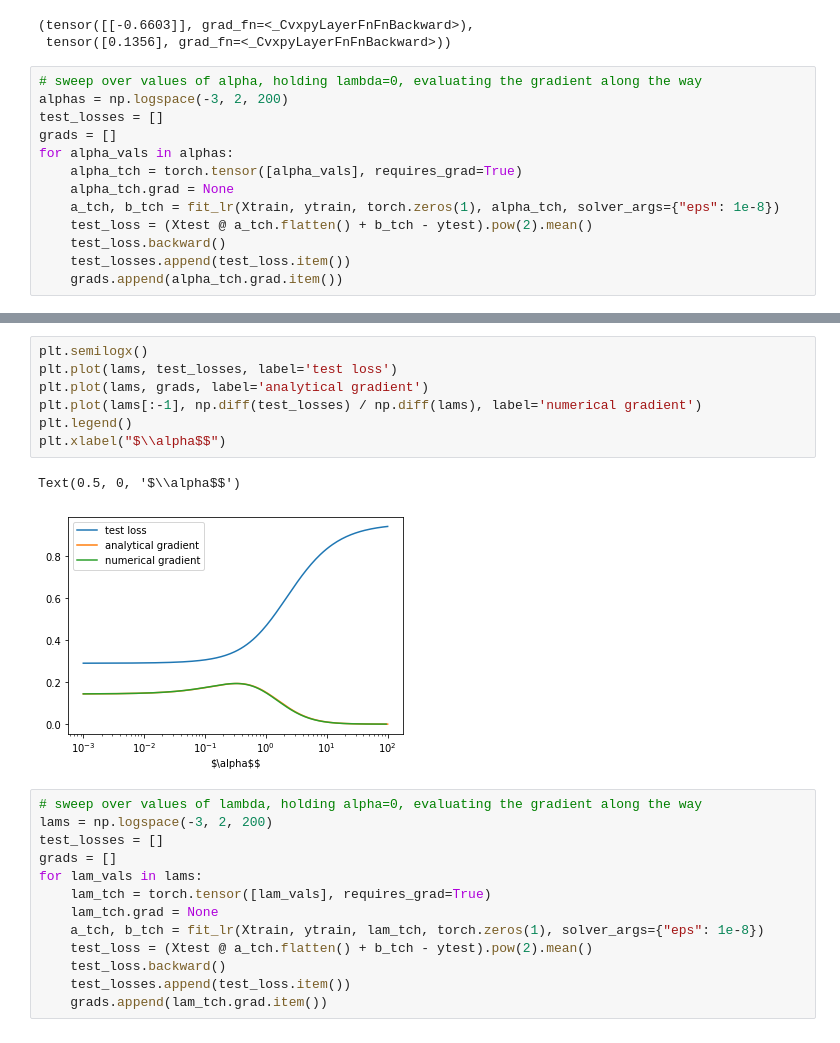
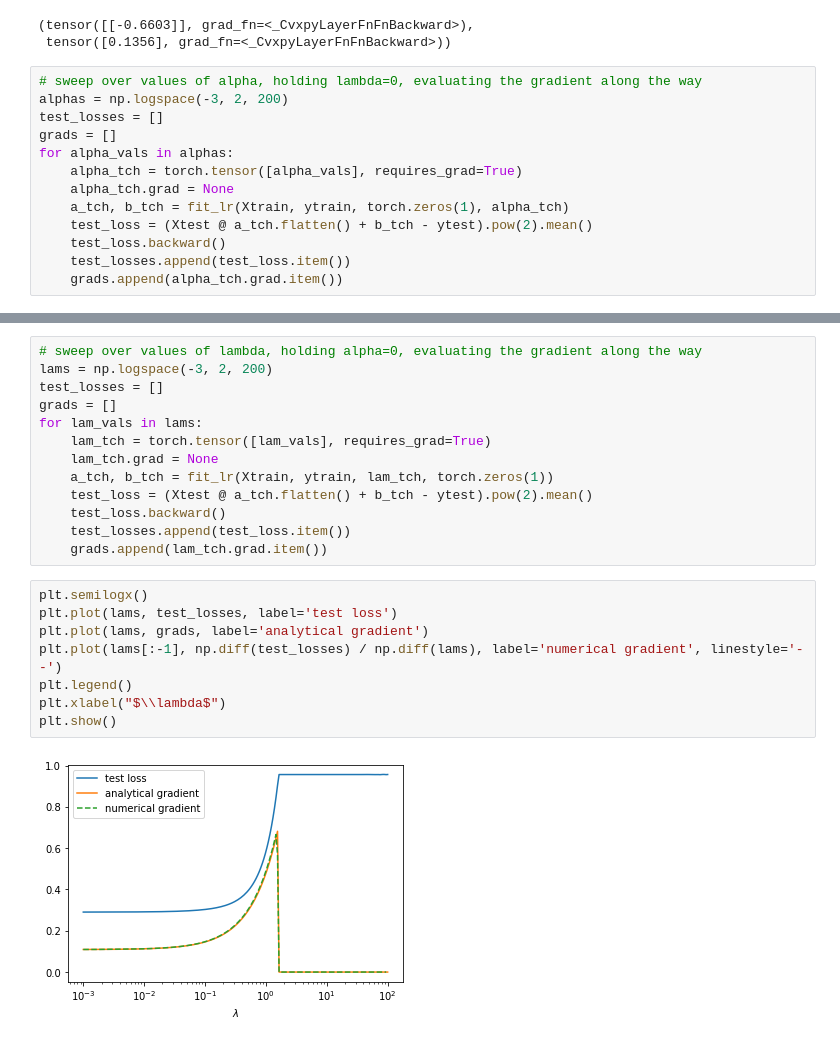
Before and after one commit to cvxgrp/cvxpylayers, a Jupyter notebook: examples/torch/tutorial.ipynb, the cells around one changed output, grey strips where cells are left out. Cells and saved outputs as stored; diff of their text form.

```diff
--- a/examples/torch/tutorial.ipynb
+++ b/examples/torch/tutorial.ipynb
@@ -223,7 +250,7 @@ grads = []
 for alpha_vals in alphas:
     alpha_tch = torch.tensor([alpha_vals], requires_grad=True)
     alpha_tch.grad = None
-    a_tch, b_tch = fit_lr(Xtrain, ytrain, torch.zeros(1), alpha_tch, solver_args={"eps": 1e-8})
+    a_tch, b_tch = fit_lr(Xtrain, ytrain, torch.zeros(1), alpha_tch)
     test_loss = (Xtest @ a_tch.flatten() + b_tch - ytest).pow(2).mean()
     test_loss.backward()
     test_losses.append(test_loss.item())
@@ -231,23 +268,23 @@ for alpha_vals in alphas:
+# %%
+# sweep over values of lambda, holding alpha=0, evaluating the gradient along the way
+lams = np.logspace(-3, 2, 200)
+test_losses = []
+grads = []
+for lam_vals in lams:
+    lam_tch = torch.tensor([lam_vals], requires_grad=True)
+    lam_tch.grad = None
+    a_tch, b_tch = fit_lr(Xtrain, ytrain, lam_tch, torch.zeros(1))
+    test_loss = (Xtest @ a_tch.flatten() + b_tch - ytest).pow(2).mean()
+    test_loss.backward()
+    test_losses.append(test_loss.item())
+    grads.append(lam_tch.grad.item())
 # %%
 plt.semilogx()
 plt.plot(lams, test_losses, label='test loss')
 plt.plot(lams, grads, label='analytical gradient')
-plt.plot(lams[:-1], np.diff(test_losses) / np.diff(lams), label='numerical gradient')
+plt.plot(lams[:-1], np.diff(test_losses) / np.diff(lams), label='numerical gradient', linestyle='--')
 plt.legend()
-plt.xlabel("$\\alpha$$")
+plt.xlabel("$\\lambda$")
+plt.show()
 # %% [output]
-Text(0.5, 0, '$\\alpha$$')
-[figure, old version]
+[figure, new version]
-# %%
-# sweep over values of lambda, holding alpha=0, evaluating the gradient along the way
-lams = np.logspace(-3, 2, 200)
-test_losses = []
-grads = []
-for lam_vals in lams:
-    lam_tch = torch.tensor([lam_vals], requires_grad=True)
-    lam_tch.grad = None
-    a_tch, b_tch = fit_lr(Xtrain, ytrain, lam_tch, torch.zeros(1), solver_args={"eps": 1e-8})
-    test_loss = (Xtest @ a_tch.flatten() + b_tch - ytest).pow(2).mean()
-    test_loss.backward()
-    test_losses.append(test_loss.item())
-    grads.append(lam_tch.grad.item())
```
Also changed, not shown: parts of 8 cells of this notebook.
